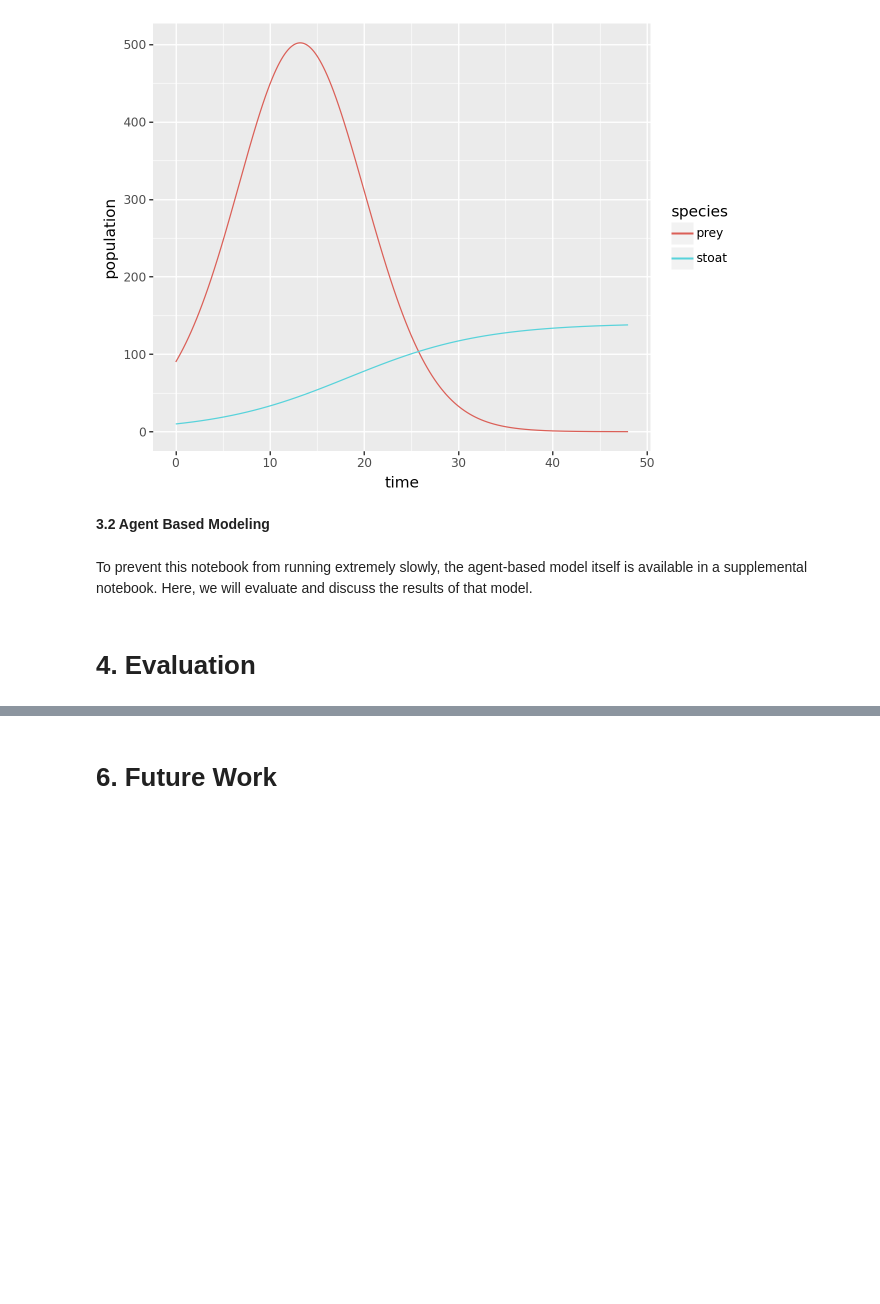
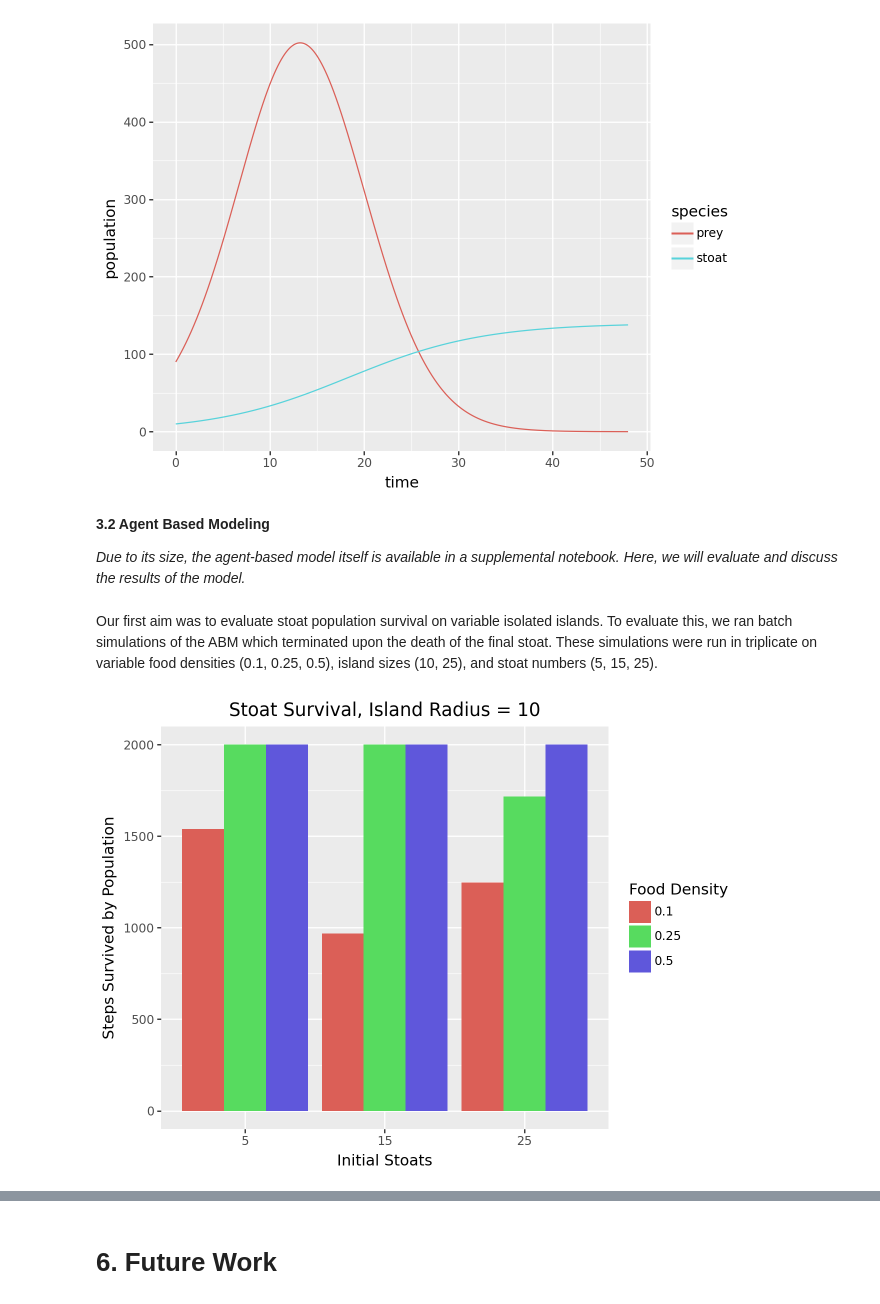
Before and after one commit to k-atej/stoatmodel, a Jupyter notebook: scicomp-stoat-model.ipynb, the cells around one changed output, grey strips where cells are left out. Drawn from its saved outputs; the diff is of its cells as text; code cells hidden in the pictures; blank space fills up the shorter version.

```diff
--- a/scicomp-stoat-model.ipynb
+++ b/scicomp-stoat-model.ipynb
@@ -291,9 +304,27 @@ dfmelt
 )
 # %% [output]
 [figure]
-# %% [markdown]
-**3.2 Agent Based Modeling**
 # %% [markdown]
-To prevent this notebook from running extremely slowly, the agent-based model itself is available in a supplemental notebook. Here, we will evaluate and discuss the results of that model.
+**3.2 Agent Based Modeling**
+
+*Due to its size, the agent-based model itself is available in a supplemental notebook. Here, we will evaluate and discuss the results of the model.*
-# %% [markdown]
-# 4. Evaluation
+# %% [markdown]
+Our first aim was to evaluate stoat population survival on variable isolated islands. To evaluate this, we ran batch simulations of the ABM which terminated upon the death of the final stoat. These simulations were run in triplicate on variable food densities (0.1, 0.25, 0.5), island sizes (10, 25), and stoat numbers (5, 15, 25).
+# %%
+df = pd.read_csv("/kaggle/input/stoats-no-traps-radius-10/all.csv")
+df_average = df.groupby(['stoats', 'food_density'], as_index=False, sort=False)['Step'].mean()
+df_average.head(5)
+
+df_average["stoats"] = df_average["stoats"].astype("category")
+df_average["food_density"] = df_average["food_density"].astype("category")
+# %%
+(
+    ggplot(df_average, aes(x="stoats", y="Step", fill="food_density"))
+    + geom_bar(stat="identity", position="dodge")
+    + ggtitle("Stoat Survival, Island Radius = 10")
+    + xlab("Initial Stoats")
+    + ylab("Steps Survived by Population")
+    + labs(fill="Food Density")
+)
+# %% [output]
+[figure, added]
```
Also changed, not shown: parts of 18 cells of this notebook.
